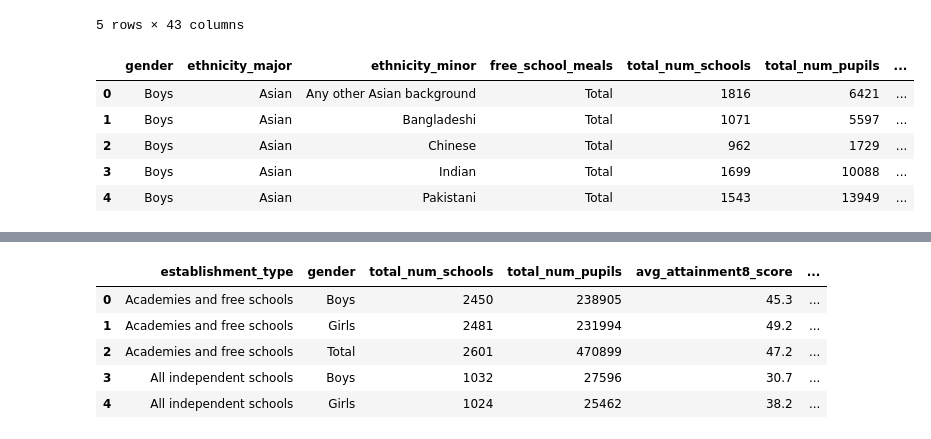
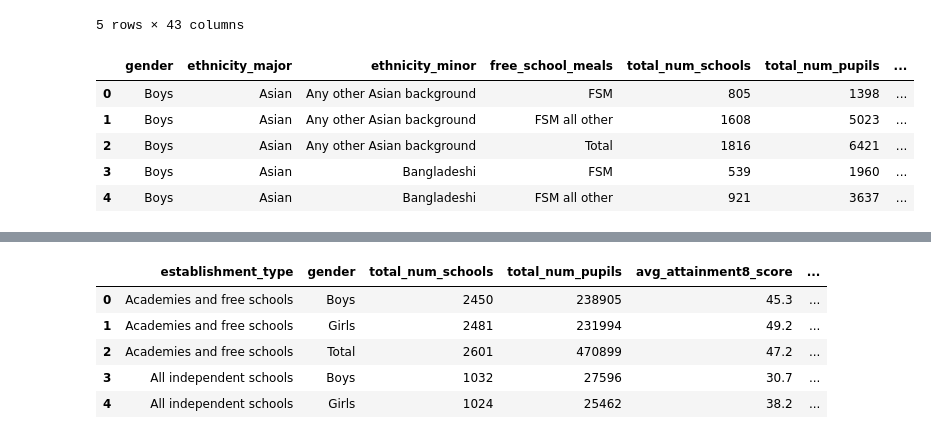
Before and after one commit to MoNawaz101/Project-1-Examination-Analysis, a Jupyter notebook: data_cleaning.ipynb, the cells around one changed output, grey strips where cells are left out. Cells and saved outputs as stored; diff of their text form; code cells hidden in the pictures.

Commit message:
Updated the data_cleaning file

```diff
--- a/data_cleaning.ipynb
+++ b/data_cleaning.ipynb
@@ -27,29 +27,38 @@ GCSE_char_data.head()
 # %%
 # clean and sort the overall data which contains characteristics such as ethnicity, gender etc.
 # for the first analysis on ethnicity and social class
 
-ethnicity_data_df = GCSE_char_data[(GCSE_char_data["time_period"]==202223) & (GCSE_char_data["establishment_type"] == "All state-funded") & (GCSE_char_data["breakdown"] == "Ethnic major")]
+ethnicity_data_df = GCSE_char_data[(GCSE_char_data["time_period"]==202223) \
+                                   & (GCSE_char_data["establishment_type"] == "All state-funded") & ((GCSE_char_data["breakdown"] == "Ethnic major") | (GCSE_char_data["breakdown"] == "Free school meals") | (GCSE_char_data["breakdown"] == "Total")) \
+                                   & (GCSE_char_data["sen_status"] == "Total") \
+                                   & (GCSE_char_data["all_primary_need"] == "Total") \
+                                   & (GCSE_char_data["sen_description"] == "Total") \
+                                   & (GCSE_char_data["disadvantage"] == "Total") \
+                                   & (GCSE_char_data["first_language"] == "Total") \
+                                   & (GCSE_char_data["admission_type"] == "Total") \
+                                   & (GCSE_char_data["religious_denomination"] == "Total")]
+
 ethnicity_data_reduced_df = ethnicity_data_df[["gender","ethnicity_major","ethnicity_minor","free_school_meals",
                                                "t_schools","t_pupils","avg_att8","avg_p8score","pt_entbasics",
                                                "pt_l2basics_95"]]
 ethnicity_data_reduced_df = ethnicity_data_reduced_df.dropna(how="any")
 ethnicity_data_reduced_df = ethnicity_data_reduced_df.rename(columns={"t_schools": "total_num_schools",
                                                                       "t_pupils": "total_num_pupils",
                                                                       "avg_att8":"avg_attainment8_score",
                                                                       "avg_p8score":"avg_progress8_score",
                                                                       "pt_entbasics":"perc_entered_eng_maths",
                                                                       "pt_l2basics_95":"perc_achieving_grade_5to9_eng_maths"})
 
 ethnicity_data_reduced_df = ethnicity_data_reduced_df.reset_index(drop=True)
 
 ethnicity_data_reduced_df.head()
 # %% [output]
 |  | gender | ethnicity_major | ethnicity_minor | free_school_meals | total_num_schools | total_num_pupils | ... |
-| 0 | Boys | Asian | Any other Asian background | Total | 1816 | 6421 | ... |
-| 1 | Boys | Asian | Bangladeshi | Total | 1071 | 5597 | ... |
-| 2 | Boys | Asian | Chinese | Total | 962 | 1729 | ... |
-| 3 | Boys | Asian | Indian | Total | 1699 | 10088 | ... |
-| 4 | Boys | Asian | Pakistani | Total | 1543 | 13949 | ... |
+| 0 | Boys | Asian | Any other Asian background | FSM | 805 | 1398 | ... |
+| 1 | Boys | Asian | Any other Asian background | FSM all other | 1608 | 5023 | ... |
+| 2 | Boys | Asian | Any other Asian background | Total | 1816 | 6421 | ... |
+| 3 | Boys | Asian | Bangladeshi | FSM | 539 | 1960 | ... |
+| 4 | Boys | Asian | Bangladeshi | FSM all other | 921 | 3637 | ... |
 # %%
 ethnicity_data_reduced_df.to_csv("Data/cleaned_ethnicity_data.csv")
 # %%
```
